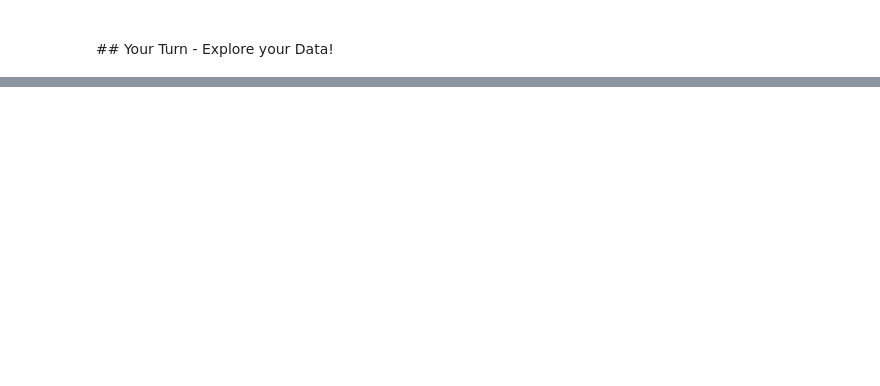
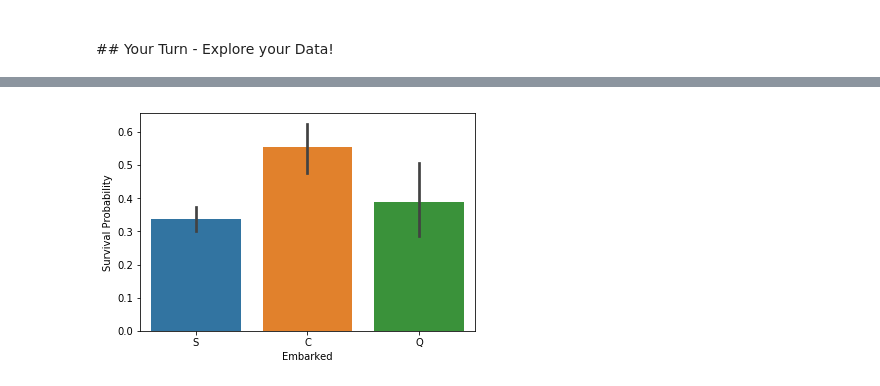
Before and after one commit to moejay/ml_crashcourse, a Jupyter notebook: ML In Practice.ipynb, the cells around one changed output, grey strips where cells are left out. Saved outputs shown, nothing was run; the diff lists cells and outputs as text; code cells hidden in the pictures; blank space fills up the shorter version.

```diff
--- a/ML In Practice.ipynb
+++ b/ML In Practice.ipynb
@@ -120,0 +175,7 @@ data.describe(include = ['O']) #--> looking at just the objects
+# %%
+# Measure probability of outcome based on feature (where feature has small finite number of solutions like Gender)
+# Find out more here - https://seaborn.pydata.org/generated/seaborn.barplot.html
+g = sns.barplot(x="Embarked", y="Survived", data=data)
+g = g.set_ylabel("Survival Probability")
+# %% [output]
+[figure, added]
```
Also changed, not shown: parts of 21 cells of this notebook.
